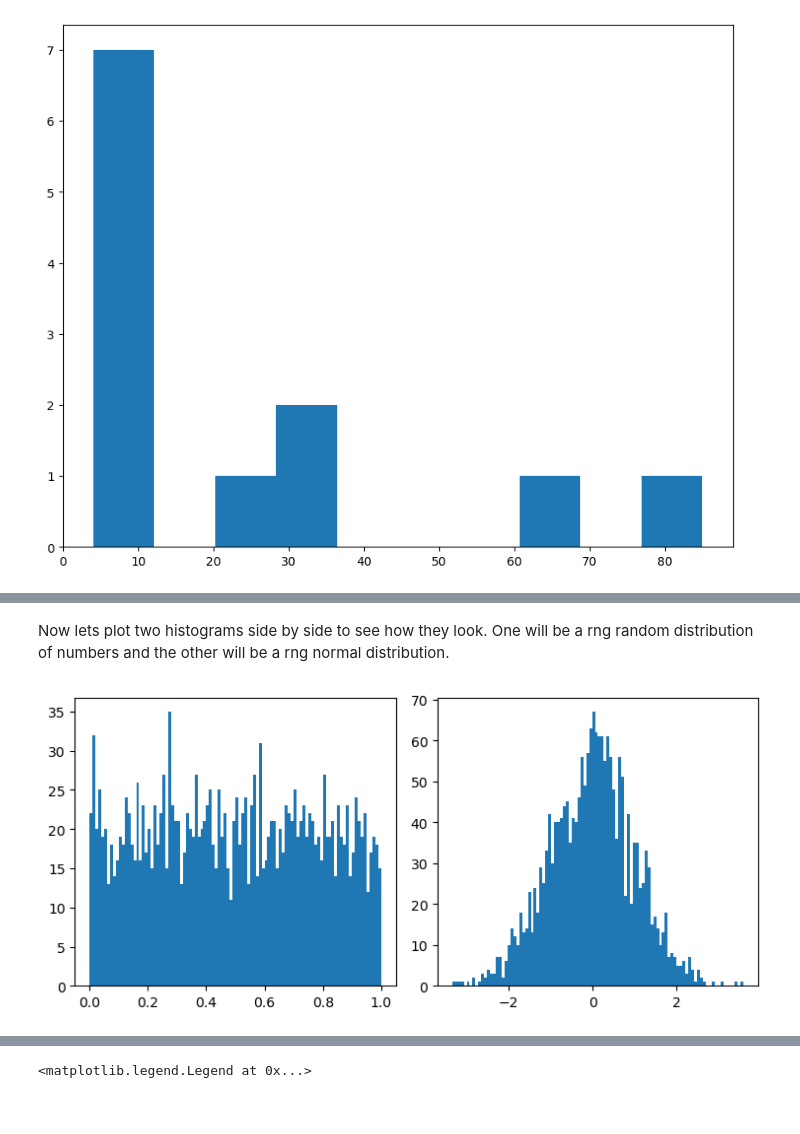
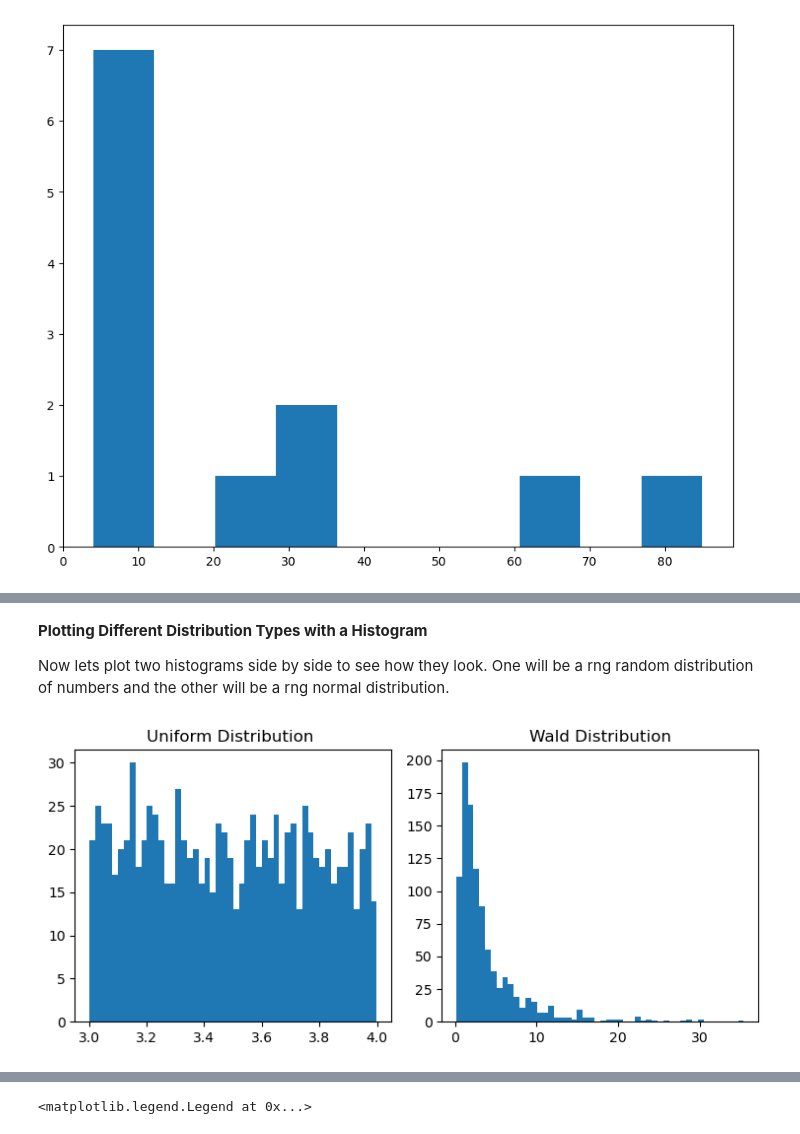
Before and after one commit to katel85/FundamentalsDA, a Jupyter notebook: pyplot.ipynb, the cells around one changed output, grey strips where cells are left out. Cells and saved outputs as stored; diff of their text form; code cells hidden in the pictures.

```diff
--- a/pyplot.ipynb
+++ b/pyplot.ipynb
@@ -667,15 +550,19 @@ plt.show()
 # %% [markdown]
+**Plotting Different Distribution Types with a Histogram**
+
 Now lets plot two histograms side by side to see how they look. One will be a rng random distribution of numbers and the other will be a rng normal distribution.
 # %%
 plt.rcParams["figure.figsize"] = [7.50, 3.50]
 plt.rcParams["figure.autolayout"] = True
 plt.subplot(1,2,1)
-x = rng.random(size =2000)
-y = rng.normal(size=2000)
-plt.hist(x , bins=100)
+x = np.random.default_rng().uniform(4,3,1000)
+y = np.random.default_rng().wald(4, 3, 1000)
+plt.hist(x , bins=50)
+plt.title('Uniform Distribution ')
 plt.subplot(1,2,2)
-plt.hist(y, bins=100)
+plt.hist(y, bins=50)
+plt.title('Wald Distribution')
 plt.tight_layout()
 plt.show()
 # %% [output]
-[figure, old version]
+[figure, new version]
```
Also changed, not shown: parts of 107 cells of this notebook, 3 other files.
